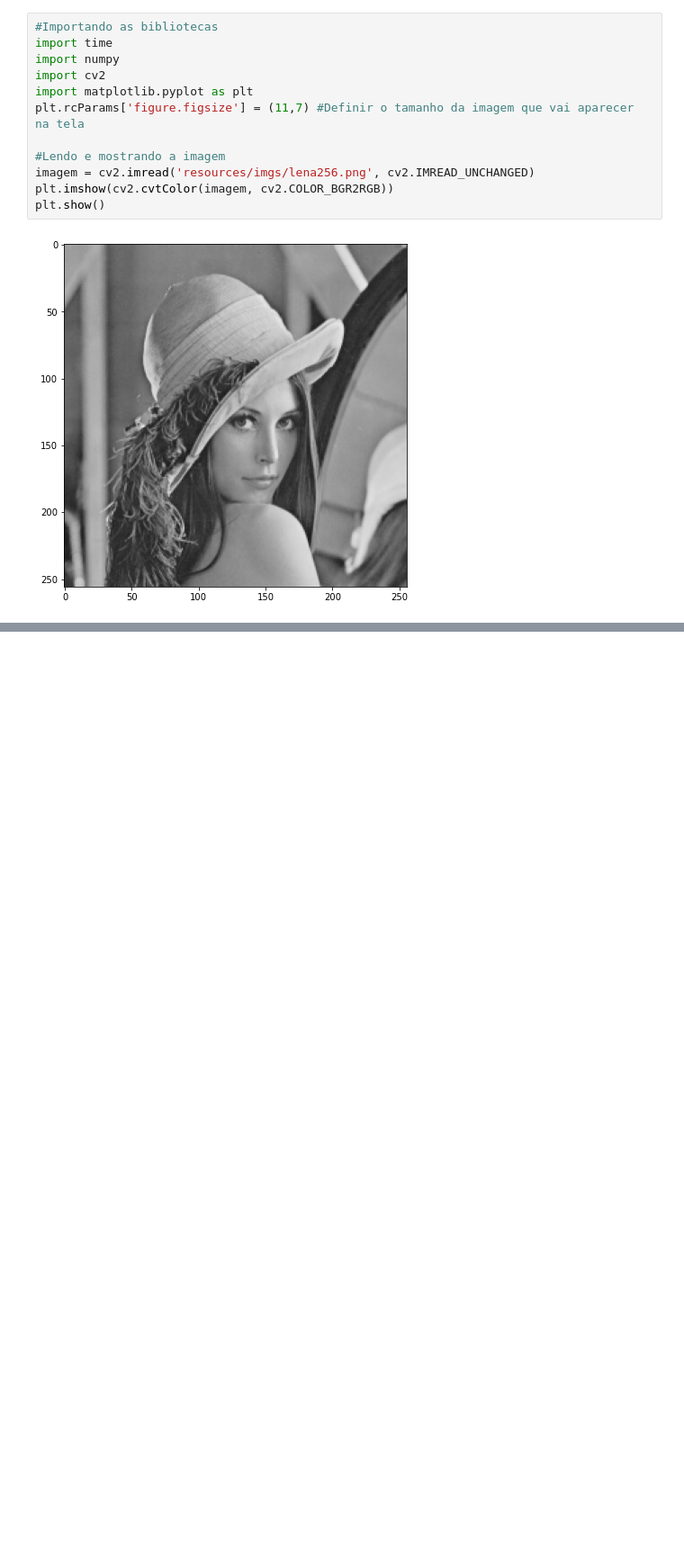
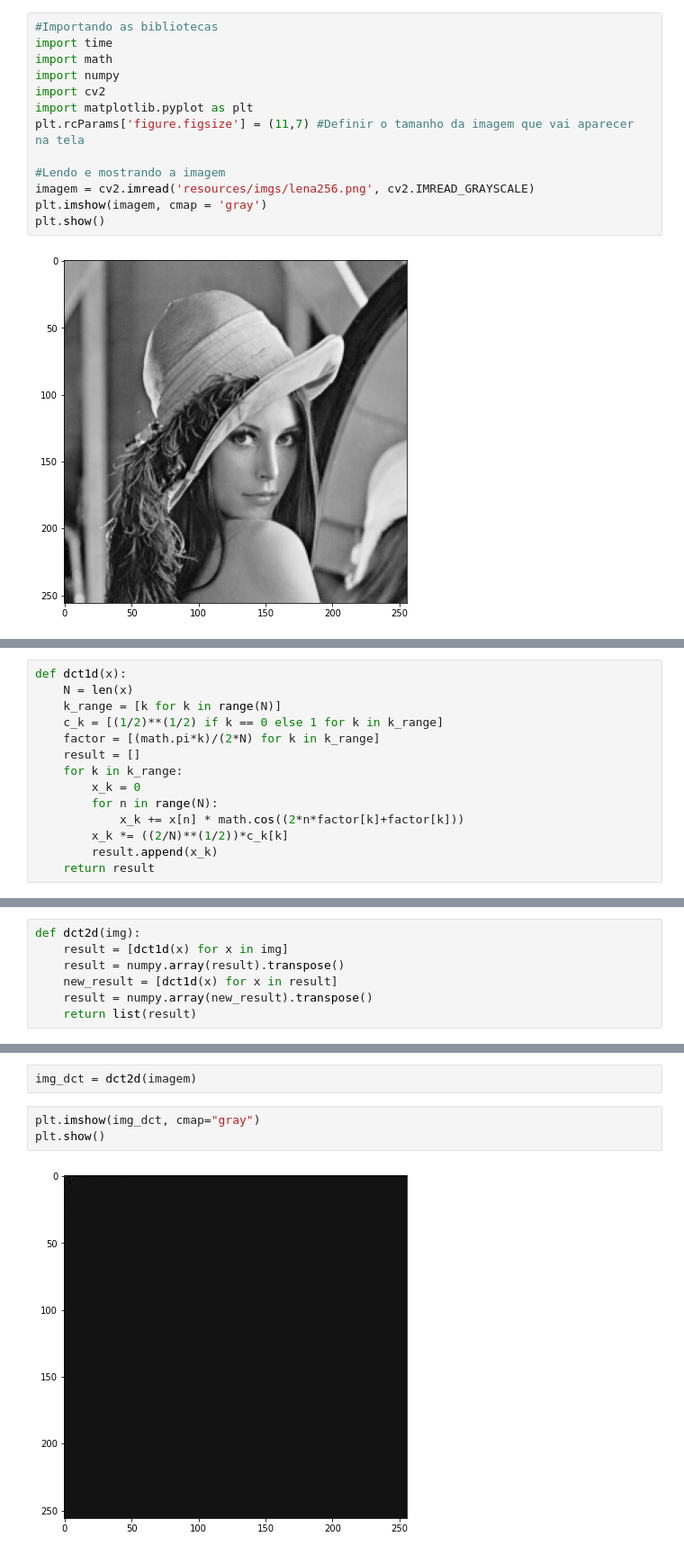
Before and after one commit to rebecabramos/pdi_projeto_final, a Jupyter notebook: projeto_DCT_2D.ipynb, the cells around one changed output, grey strips where cells are left out. Shown: that part at 90% size. Drawn from its saved outputs; the diff is of its cells as text; blank space fills up the shorter version.

```diff
--- a/projeto_DCT_2D.ipynb
+++ b/projeto_DCT_2D.ipynb
@@ -1,14 +1,15 @@
 # %%
 #Importando as bibliotecas
 import time
+import math
 import numpy
 import cv2
 import matplotlib.pyplot as plt
 plt.rcParams['figure.figsize'] = (11,7) #Definir o tamanho da imagem que vai aparecer na tela
 
 #Lendo e mostrando a imagem
-imagem = cv2.imread('resources/imgs/lena256.png', cv2.IMREAD_UNCHANGED)
-plt.imshow(cv2.cvtColor(imagem, cv2.COLOR_BGR2RGB))
+imagem = cv2.imread('resources/imgs/lena256.png', cv2.IMREAD_GRAYSCALE)
+plt.imshow(imagem, cmap = 'gray')
 plt.show()
 # %% [output]
 [figure]
@@ -14,0 +18,14 @@ plt.show()
+# %%
+def dct1d(x):
+    N = len(x)
+    k_range = [k for k in range(N)]
+    c_k = [(1/2)**(1/2) if k == 0 else 1 for k in k_range]
+    factor = [(math.pi*k)/(2*N) for k in k_range]
+    result = []
+    for k in k_range:
+        x_k = 0
+        for n in range(N):
+            x_k += x[n] * math.cos((2*n*factor[k]+factor[k]))
+        x_k *= ((2/N)**(1/2))*c_k[k]
+        result.append(x_k)
+    return result
@@ -14,0 +34,7 @@ plt.show()
+# %%
+def dct2d(img):
+    result = [dct1d(x) for x in img]
+    result = numpy.array(result).transpose()
+    new_result = [dct1d(x) for x in result]
+    result = numpy.array(new_result).transpose()
+    return list(result)
@@ -14,0 +43,7 @@ plt.show()
+# %%
+img_dct = dct2d(imagem)
+# %%
+plt.imshow(img_dct, cmap="gray")
+plt.show()
+# %% [output]
+[figure, added]
```
Also changed, not shown: parts of 4 cells of this notebook.
